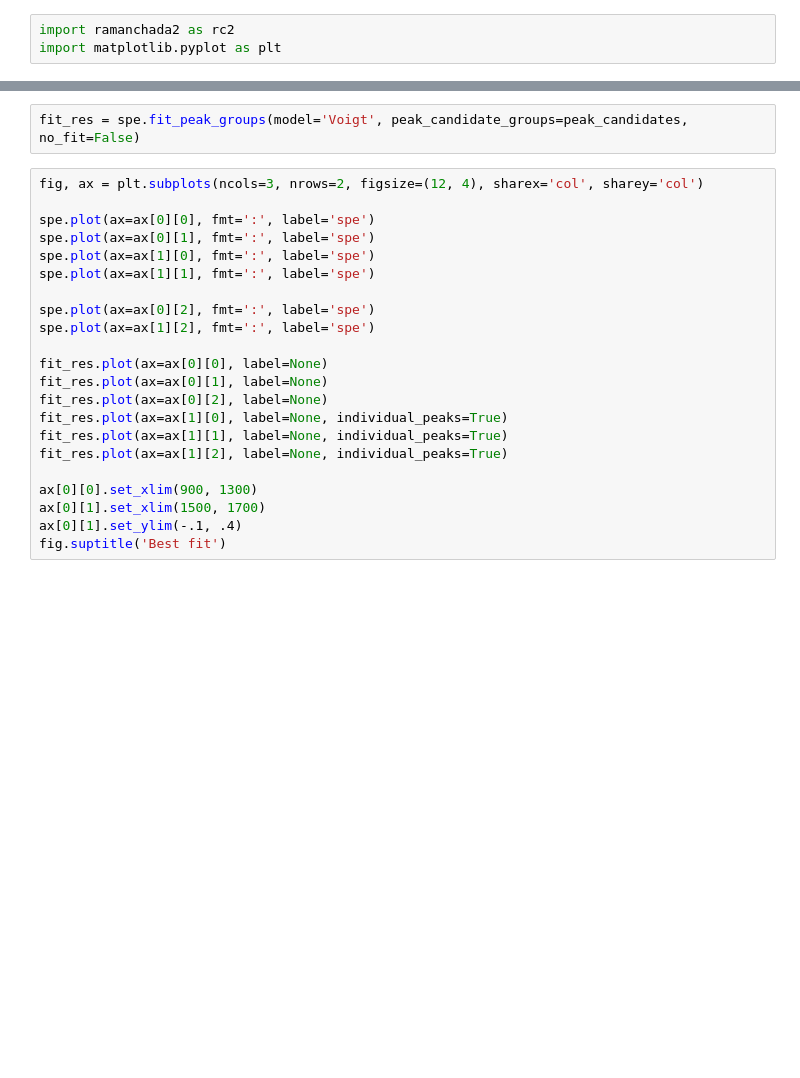
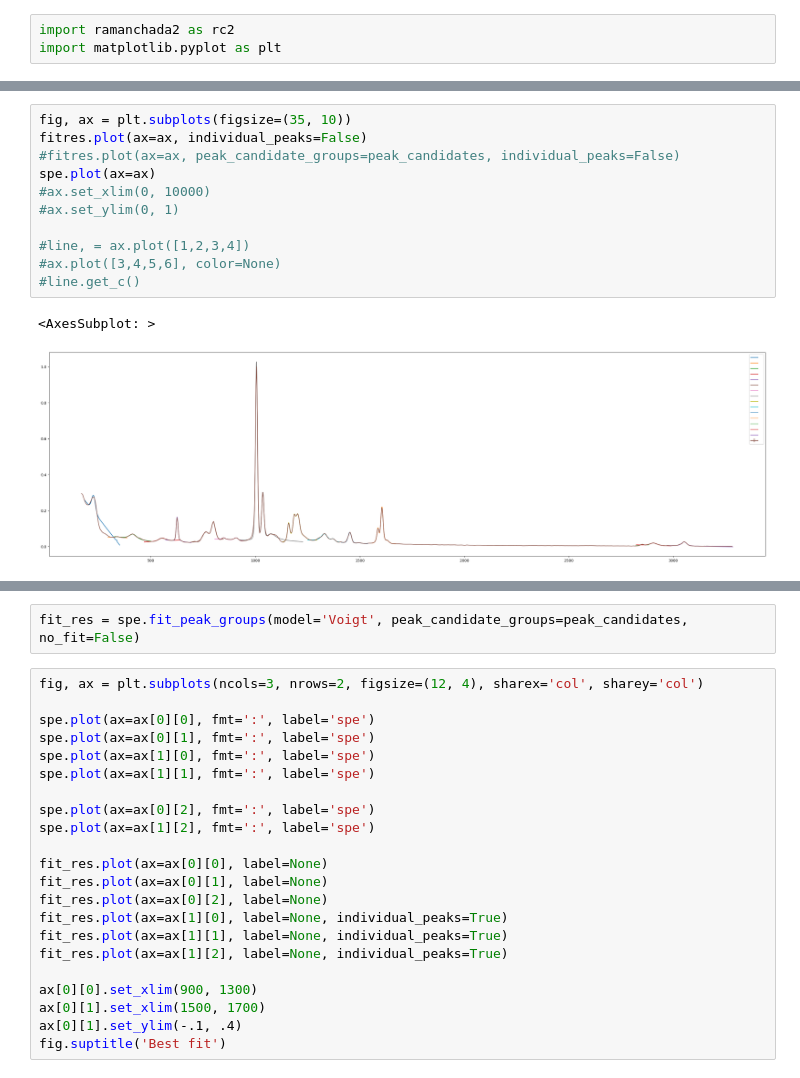
Before and after one commit to h2020charisma/ramanchada2, a Jupyter notebook: examples/fit_spe_composite_model.ipynb, the cells around one changed output, grey strips where cells are left out. Cells and saved outputs as stored; diff of their text form; blank space fills up the shorter version.

```diff
--- a/examples/fit_spe_composite_model.ipynb
+++ b/examples/fit_spe_composite_model.ipynb
@@ -66,0 +40,14 @@ fig.suptitle('Initial guess')
+# %%
+fig, ax = plt.subplots(figsize=(35, 10))
+fitres.plot(ax=ax, individual_peaks=False)
+#fitres.plot(ax=ax, peak_candidate_groups=peak_candidates, individual_peaks=False)
+spe.plot(ax=ax)
+#ax.set_xlim(0, 10000)
+#ax.set_ylim(0, 1)
+
+#line, = ax.plot([1,2,3,4])
+#ax.plot([3,4,5,6], color=None)
+#line.get_c()
+# %% [output]
+<AxesSubplot: >
+[figure, added]
```
Also changed, not shown: parts of 11 cells of this notebook, 8 other files.
